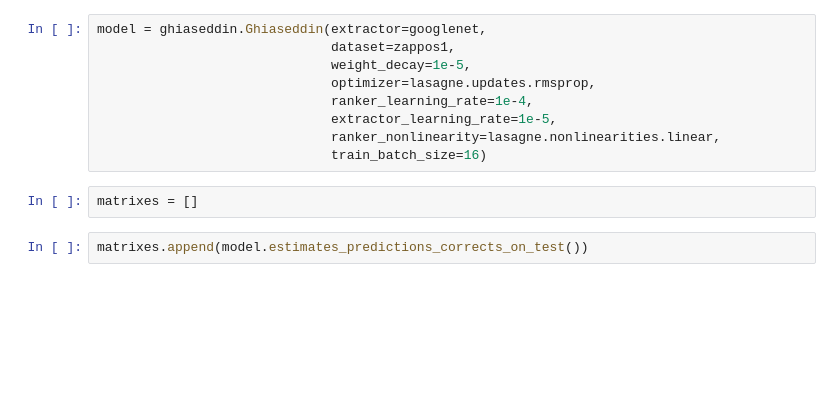
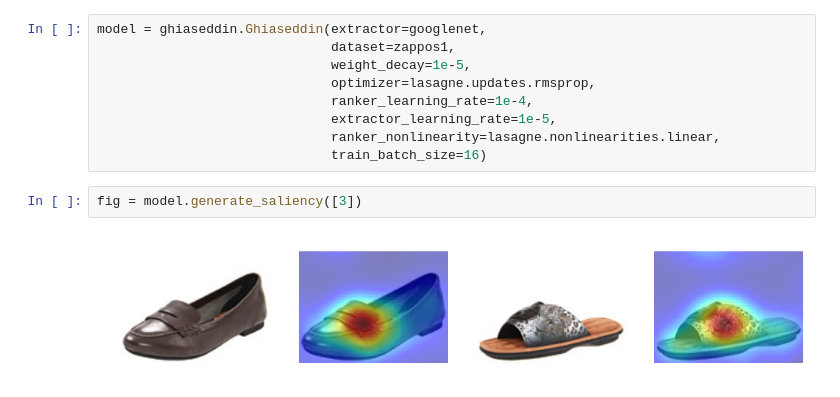
Before and after one commit to yassersouri/ghiaseddin, a Jupyter notebook: notebooks/playground-zappos.ipynb, the cells around one changed output. Drawn from its saved outputs; the diff is of its cells as text; blank space fills up the shorter version.

```diff
--- a/notebooks/playground-zappos.ipynb
+++ b/notebooks/playground-zappos.ipynb
@@ -26,8 +26,8 @@ model = ghiaseddin.Ghiaseddin(extractor=googlenet,
                               extractor_learning_rate=1e-5,
                               ranker_nonlinearity=lasagne.nonlinearities.linear,
                               train_batch_size=16)
-# %%
-matrixes = []
-# %%
-matrixes.append(model.estimates_predictions_corrects_on_test())
+# %%
+fig = model.generate_saliency([3])
+# %% [output]
+[figure, added]
 # %%
```
Also changed, not shown: parts of 6 cells of this notebook.
